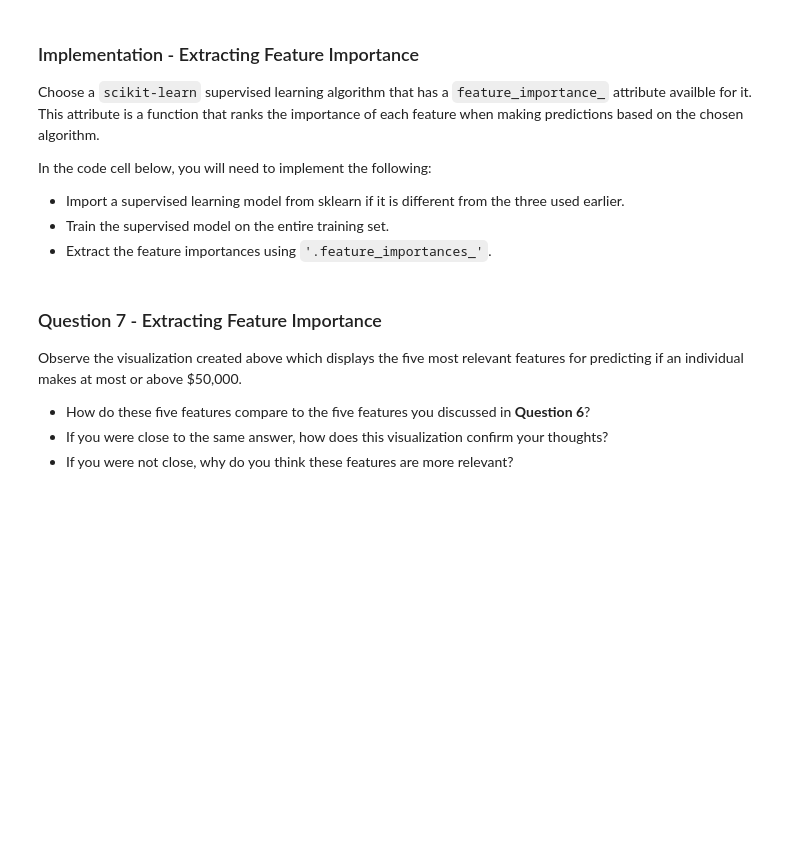
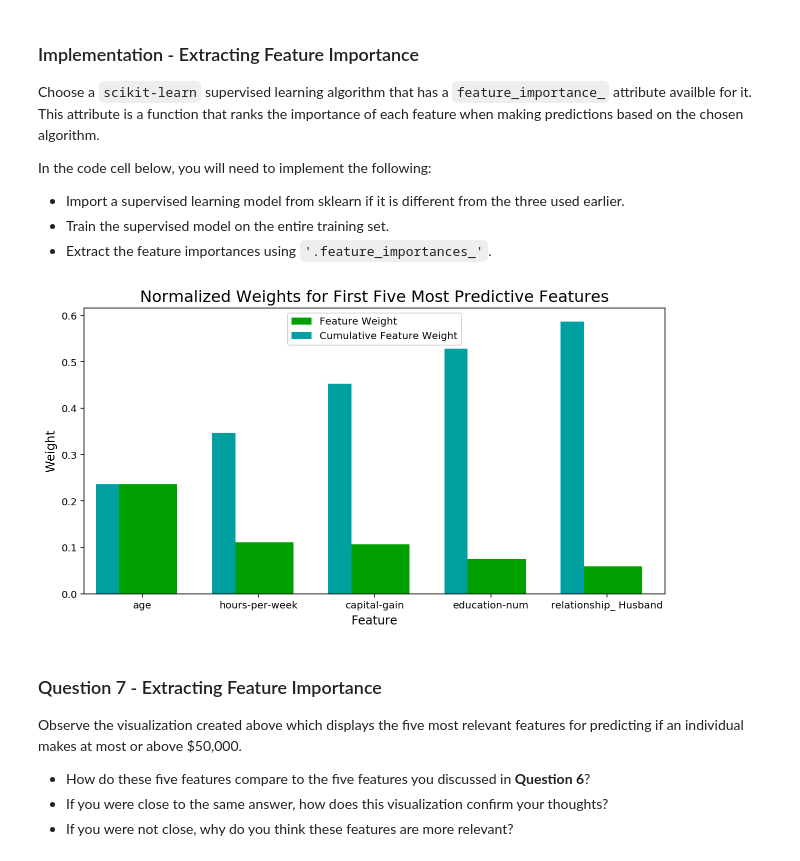
Before and after one commit to Simratpreet/udacity, a Jupyter notebook: machine_learning_nano/finding_donors/finding_donors.ipynb, the cells around one changed output. Cells and saved outputs as stored; diff of their text form; code cells hidden in the pictures; blank space fills up the shorter version.

```diff
--- a/machine_learning_nano/finding_donors/finding_donors.ipynb
+++ b/machine_learning_nano/finding_donors/finding_donors.ipynb
@@ -556,15 +592,16 @@ In the code cell below, you will need to implement the following:
 # %%
 # TODO: Import a supervised learning model that has 'feature_importances_'
 
 
 # TODO: Train the supervised model on the training set using .fit(X_train, y_train)
-model = None
+model = RandomForestClassifier().fit(X_train, y_train)
 
 # TODO: Extract the feature importances using .feature_importances_
-importances = None
-
+importances = model.feature_importances_
 # Plot
 vs.feature_plot(importances, X_train, y_train)
+# %% [output]
+[figure, added]
 # %% [markdown]
 ### Question 7 - Extracting Feature Importance
 
```
Also changed, not shown: parts of 21 cells of this notebook, 1 other file.
